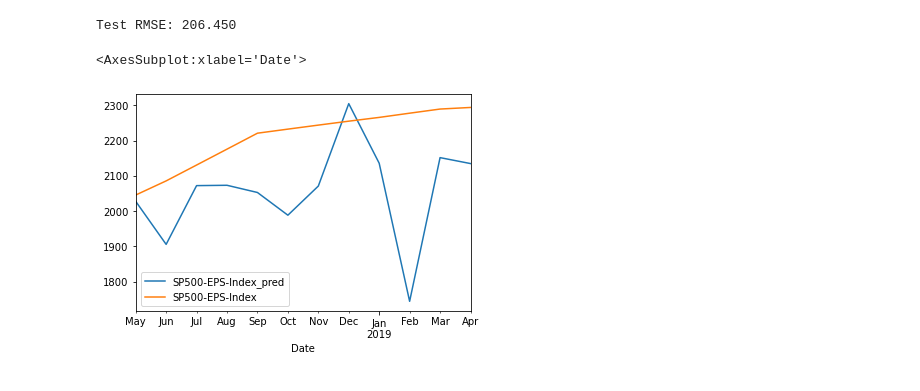
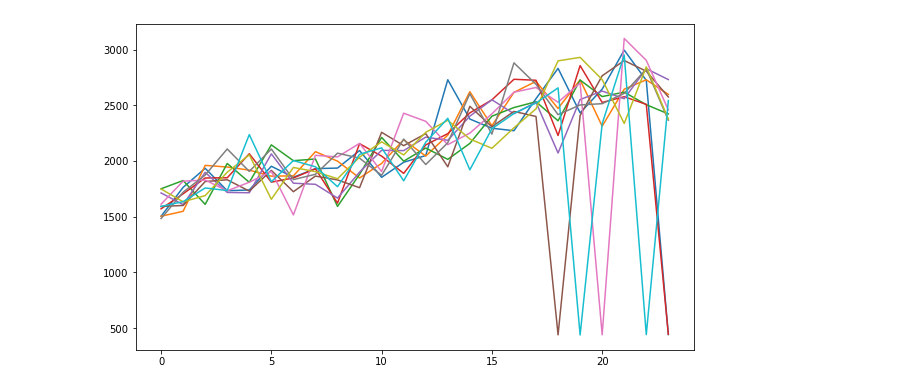
Before and after one commit to chenxd2/DSI-KPMG-Capstone, a Jupyter notebook: ensemble_cnn.ipynb, the cells around one changed output. Saved outputs shown, nothing was run; the diff lists cells and outputs as text; code cells hidden in the pictures.

```diff
--- a/ensemble_cnn.ipynb
+++ b/ensemble_cnn.ipynb
@@ -183,0 +308,13 @@ class AutoCNN():
+# %%
+plt.figure(figsize=(10, 6))
+p_y_2=[]
+for seed in range(20):
+    tf.random.set_seed(seed)
+    lags = [12]*24
+    leads = range(1,25)
+    cnn_model = AutoCNN(data_name='data_1107.xlsx', target_name='SP500-EPS-Index', drop_cols=[])
+    cnn_model.run(True, lags,leads)
+    py_new = cnn_model.get_predict()
+    p_y_2.append(py_new)
+    plt.plot(p_y_2[-1],label='seed '+str(seed))
+plt.legend()
@@ -184,14 +343,14 @@ class AutoCNN():
 # %%
-seed_value= 42
-tf.random.set_seed(seed_value)
-d = np.arange ('2018-05', '2019-05', np.timedelta64 (1,'M'), dtype='datetime64')
-d=d.astype('datetime64[D]')
-lags = [12]*12
-leads = range(1,len(d)+1)
-cnn_model = AutoCNN(data_name='data_1107.xlsx', target_name='SP500-EPS-Index', drop_cols=[])
-cnn_model.run(timearray=d, use_target=True, lags=lags, leads=leads)
-cnn_model.df_result.plot()
+plt.figure(figsize=(10, 6))
+p_y_3=[]
+for seed in range(10):
+    tf.random.set_seed(seed)
+    lags = [12]*12+[24]*12
+    leads = range(1,25)
+    cnn_model = AutoCNN(data_name='data_1107.xlsx', target_name='SP500-EPS-Index', drop_cols=[])
+    cnn_model.run(True, lags,leads)
+    py_new = cnn_model.get_predict()
+    p_y_3.append(py_new)
+    plt.plot(p_y_3[-1],label='seed '+str(seed))
 # %% [output]
-Test RMSE: 206.450
-<AxesSubplot:xlabel='Date'>
-[figure, old version]
+[figure, new version]
```
Also changed, not shown: parts of 7 cells of this notebook, 1 other file.
